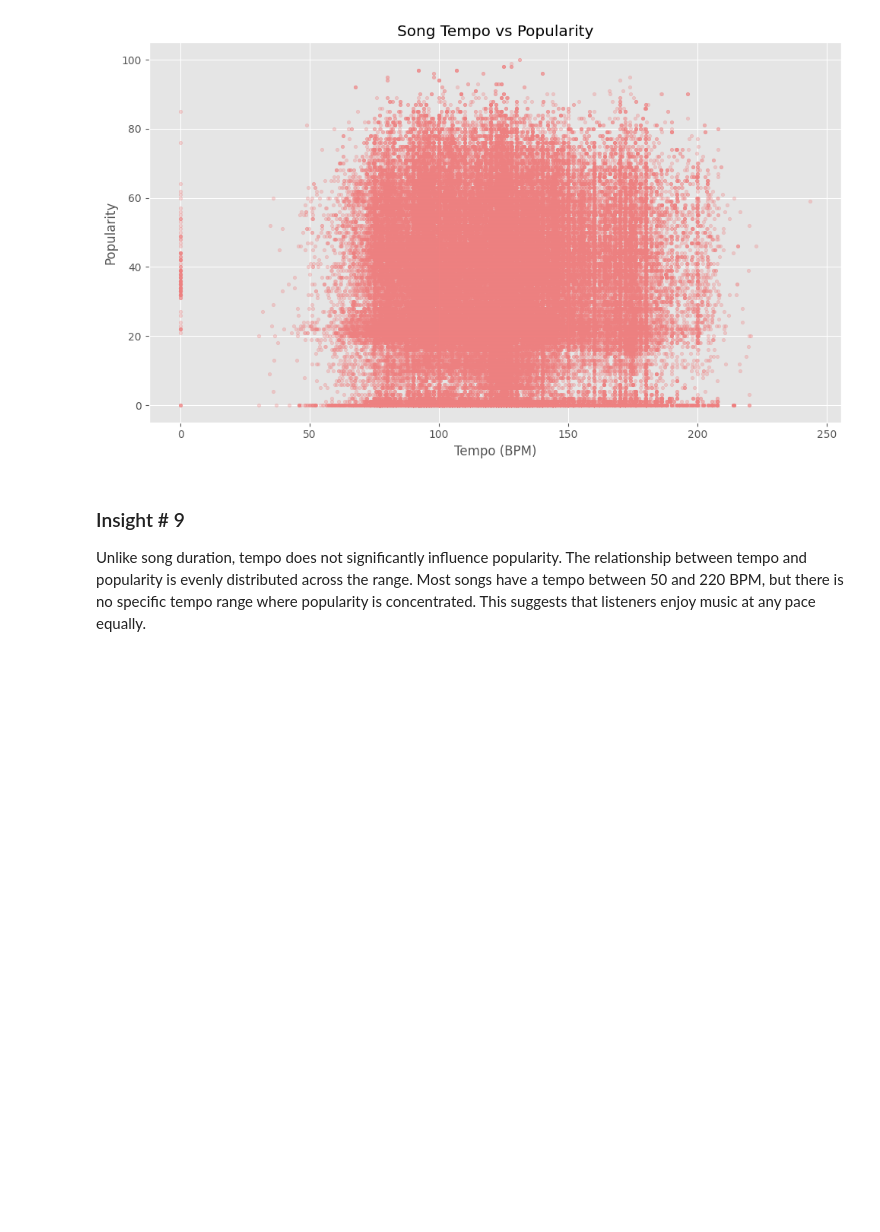
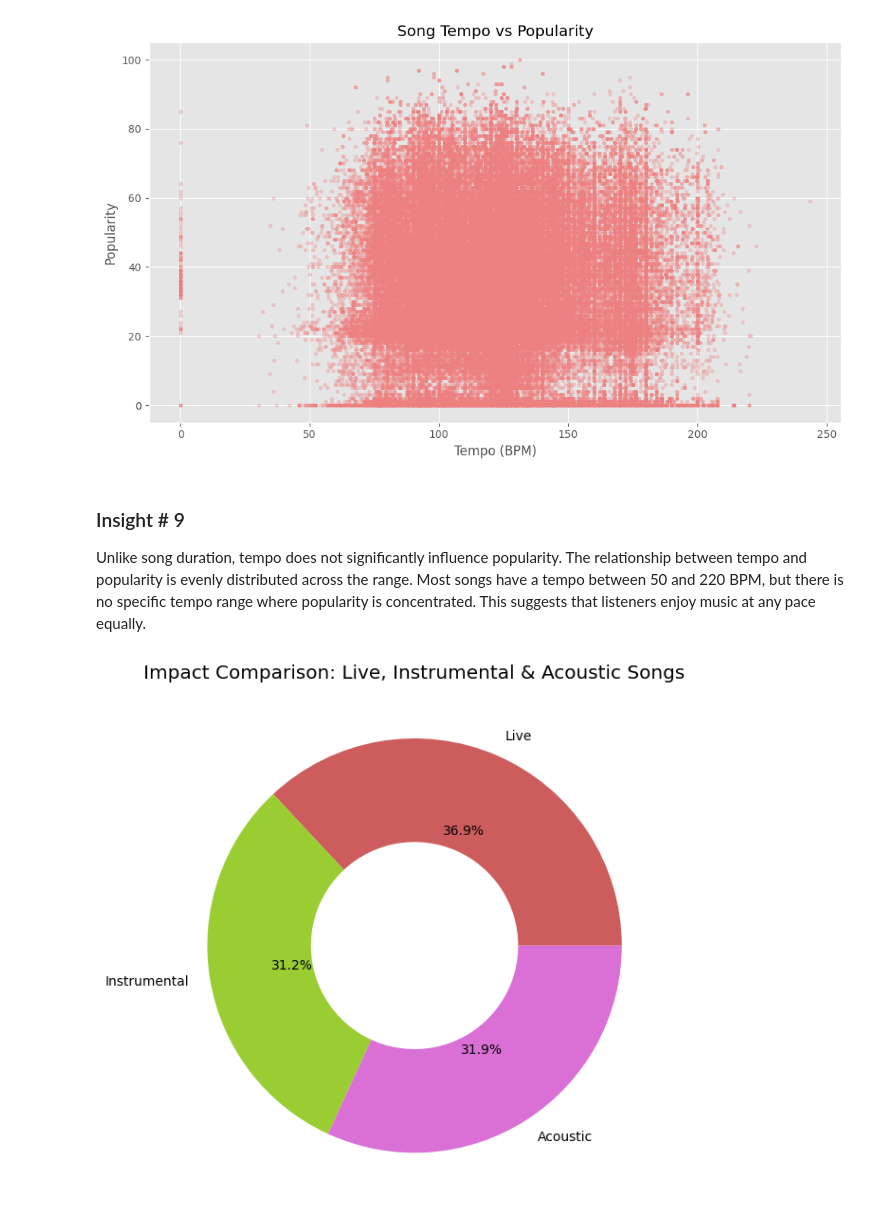
Before and after one commit to EmmanuelMG7/spotify-music-analysis, a Jupyter notebook: notebooks/01_exploration.ipynb, the cells around one changed output. Drawn from its saved outputs; the diff is of its cells as text; code cells hidden in the pictures; blank space fills up the shorter version.

Commit message:
feat: add question 10 analysis - live vs instrumental vs acoustic popularity

```diff
--- a/notebooks/01_exploration.ipynb
+++ b/notebooks/01_exploration.ipynb
@@ -330,3 +330,28 @@ plt.show()
 # %% [markdown]
 ### Insight # 9
 Unlike song duration, tempo does not significantly influence popularity. The relationship between tempo and popularity is evenly distributed across the range. Most songs have a tempo between 50 and 220 BPM, but there is no specific tempo range where popularity is concentrated. This suggests that listeners enjoy music at any pace equally.
+# %%
+# 10. Do live songs have the same impact as instrumental or acoustic ones?
+
+live_songs = df[df['liveness'] > 0.8]['popularity'].mean()
+
+instr_songs = df[df['instrumentalness'] > 0.5]['popularity'].mean()
+
+acoust_songs = df[df['acousticness'] > 0.8]['popularity'].mean()
+
+values = [live_songs, instr_songs, acoust_songs]
+labels = ['Live', 'Instrumental', 'Acoustic']
+
+# Plot
+fig, ax = plt.subplots(figsize=(8, 6))
+ax.pie(values,
+       labels=labels,
+       autopct='%1.1f%%',
+       colors=['indianred', 'yellowgreen', 'orchid'],
+       wedgeprops=dict(width=0.5))
+
+plt.title('Impact Comparison: Live, Instrumental & Acoustic Songs')
+plt.tight_layout()
+plt.show()
+# %% [output]
+[figure, added]
```
Also changed, not shown: parts of 1 cell of this notebook.
